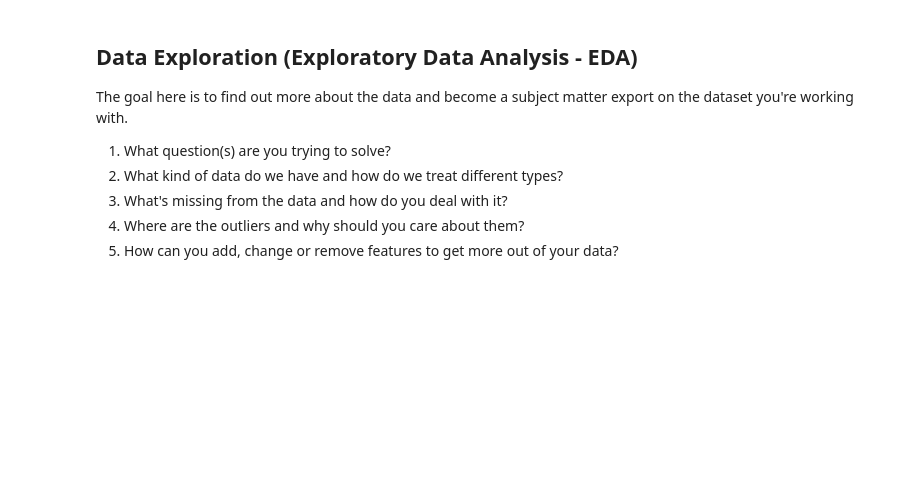
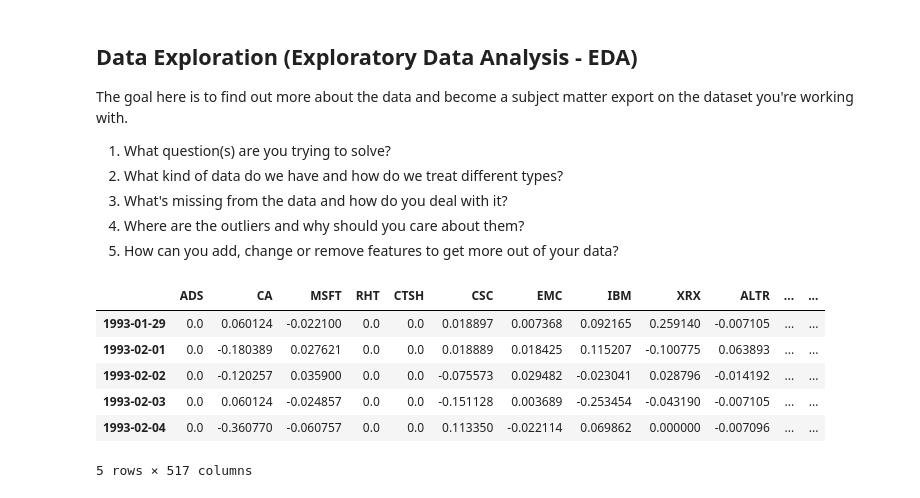
Before and after one commit to muscak/Cluster-Analysis, a Jupyter notebook: Cluster_Analysis.ipynb, the cells around one changed output. Drawn from its saved outputs; the diff is of its cells as text; code cells hidden in the pictures; blank space fills up the shorter version.

```diff
--- a/Cluster_Analysis.ipynb
+++ b/Cluster_Analysis.ipynb
@@ -67,3 +61,13 @@ The goal here is to find out more about the data and become a subject matter exp
 3. What's missing from the data and how do you deal with it?
 4. Where are the outliers and why should you care about them?
 5. How can you add, change or remove features to get more out of your data?
+# %%
+sp500_px.head()
+# %% [output]
+|  | ADS | CA | MSFT | RHT | CTSH | CSC | EMC | IBM | XRX | ALTR | ... | ... |
+| 1993-01-29 | 0.0 | 0.060124 | -0.022100 | 0.0 | 0.0 | 0.018897 | 0.007368 | 0.092165 | 0.259140 | -0.007105 | ... | ... |
+| 1993-02-01 | 0.0 | -0.180389 | 0.027621 | 0.0 | 0.0 | 0.018889 | 0.018425 | 0.115207 | -0.100775 | 0.063893 | ... | ... |
+| 1993-02-02 | 0.0 | -0.120257 | 0.035900 | 0.0 | 0.0 | -0.075573 | 0.029482 | -0.023041 | 0.028796 | -0.014192 | ... | ... |
+| 1993-02-03 | 0.0 | 0.060124 | -0.024857 | 0.0 | 0.0 | -0.151128 | 0.003689 | -0.253454 | -0.043190 | -0.007105 | ... | ... |
+| 1993-02-04 | 0.0 | -0.360770 | -0.060757 | 0.0 | 0.0 | 0.113350 | -0.022114 | 0.069862 | 0.000000 | -0.007096 | ... | ... |
+5 rows × 517 columns
```
Also changed, not shown: parts of 18 cells of this notebook, 2 other files.
